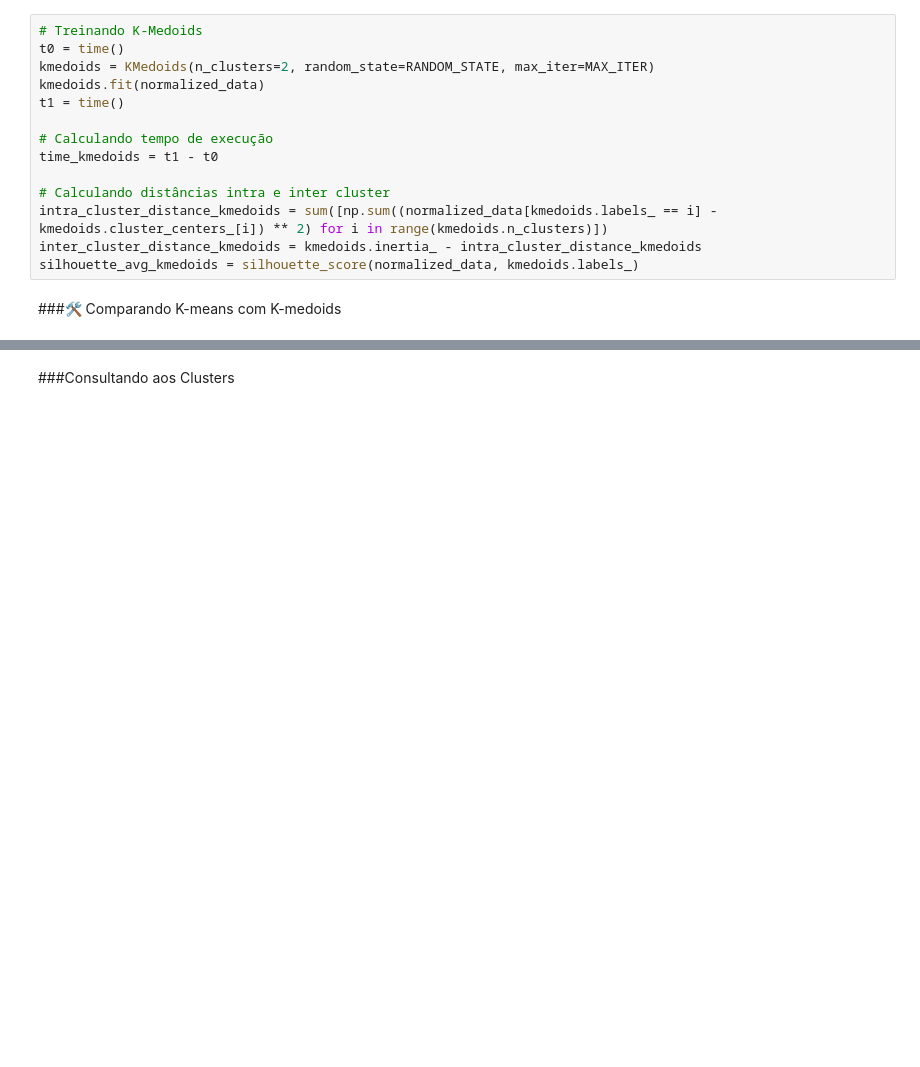
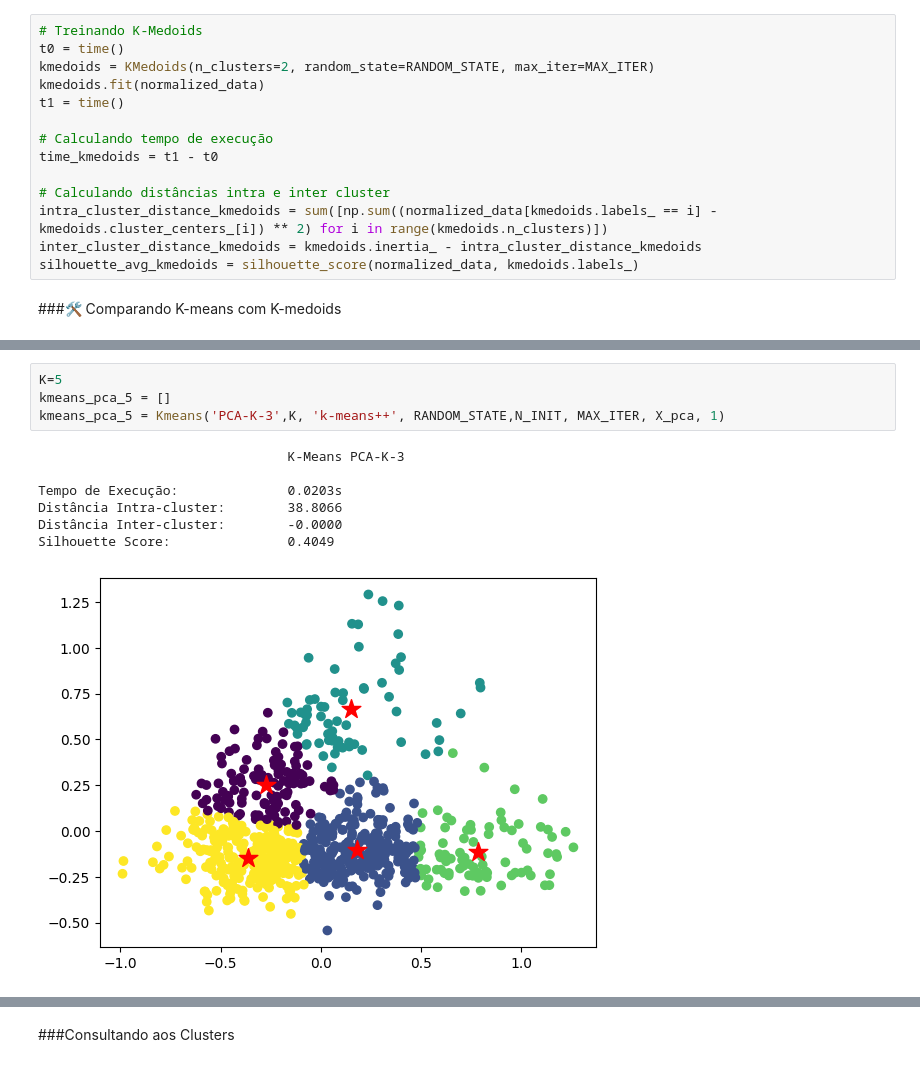
Before and after one commit to obtmc/test, a Jupyter notebook: Cópia_de_Equipe_6_Mini_projeto_K_Means.ipynb, the cells around one changed output, grey strips where cells are left out. Drawn from its saved outputs; the diff is of its cells as text; blank space fills up the shorter version.

```diff
--- a/Cópia_de_Equipe_6_Mini_projeto_K_Means.ipynb
+++ b/Cópia_de_Equipe_6_Mini_projeto_K_Means.ipynb
@@ -523,0 +538,12 @@ Silhouette Score: 		0.2612		0.2622		0.2620		0.2457
+# %%
+K=5
+kmeans_pca_5 = []
+kmeans_pca_5 = Kmeans('PCA-K-3',K, 'k-means++', RANDOM_STATE,N_INIT, MAX_ITER, X_pca, 1)
+# %% [output]
+                                K-Means PCA-K-3
+
+Tempo de Execução:              0.0203s
+Distância Intra-cluster:        38.8066
+Distância Inter-cluster:        -0.0000
+Silhouette Score:               0.4049
+[figure, added]
```
Also changed, not shown: parts of 52 cells of this notebook.
